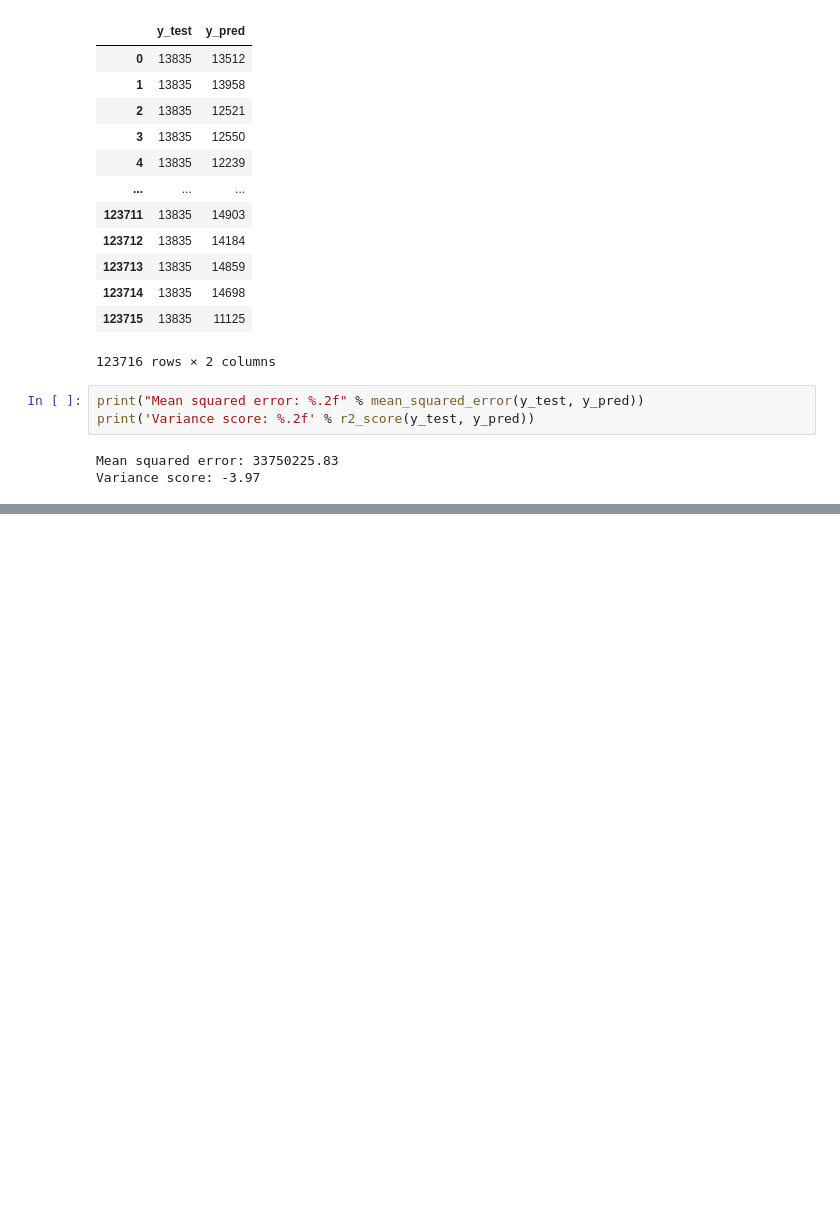
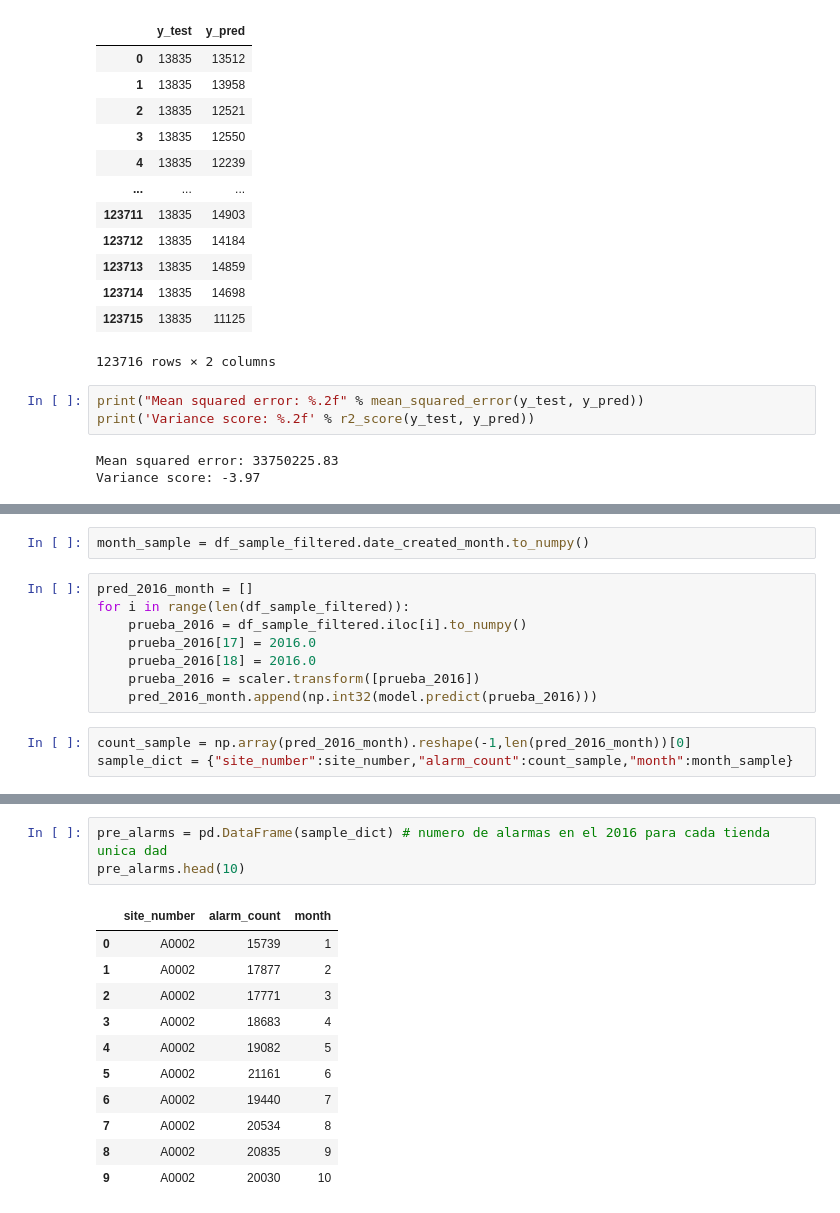
Before and after one commit to sergioduquem15/FINAL_PROJECT_DataMining, a Jupyter notebook: 3-prediction.ipynb, the cells around one changed output, grey strips where cells are left out. Drawn from its saved outputs; the diff is of its cells as text; blank space fills up the shorter version.

```diff
--- a/3-prediction.ipynb
+++ b/3-prediction.ipynb
@@ -155,0 +218,13 @@ Variance score: -3.97
+# %%
+month_sample = df_sample_filtered.date_created_month.to_numpy()
+# %%
+pred_2016_month = []
+for i in range(len(df_sample_filtered)):
+    prueba_2016 = df_sample_filtered.iloc[i].to_numpy()
+    prueba_2016[17] = 2016.0
+    prueba_2016[18] = 2016.0
+    prueba_2016 = scaler.transform([prueba_2016])
+    pred_2016_month.append(np.int32(model.predict(prueba_2016)))
+# %%
+count_sample = np.array(pred_2016_month).reshape(-1,len(pred_2016_month))[0]
+sample_dict = {"site_number":site_number,"alarm_count":count_sample,"month":month_sample}
@@ -155,0 +243,15 @@ Variance score: -3.97
+# %%
+pre_alarms = pd.DataFrame(sample_dict) # numero de alarmas en el 2016 para cada tienda unica dad
+pre_alarms.head(10)
+# %% [output]
+|  | site_number | alarm_count | month |
+| 0 | A0002 | 15739 | 1 |
+| 1 | A0002 | 17877 | 2 |
+| 2 | A0002 | 17771 | 3 |
+| 3 | A0002 | 18683 | 4 |
+| 4 | A0002 | 19082 | 5 |
+| 5 | A0002 | 21161 | 6 |
+| 6 | A0002 | 19440 | 7 |
+| 7 | A0002 | 20534 | 8 |
+| 8 | A0002 | 20835 | 9 |
+| 9 | A0002 | 20030 | 10 |
```
Also changed, not shown: parts of 16 cells of this notebook.
